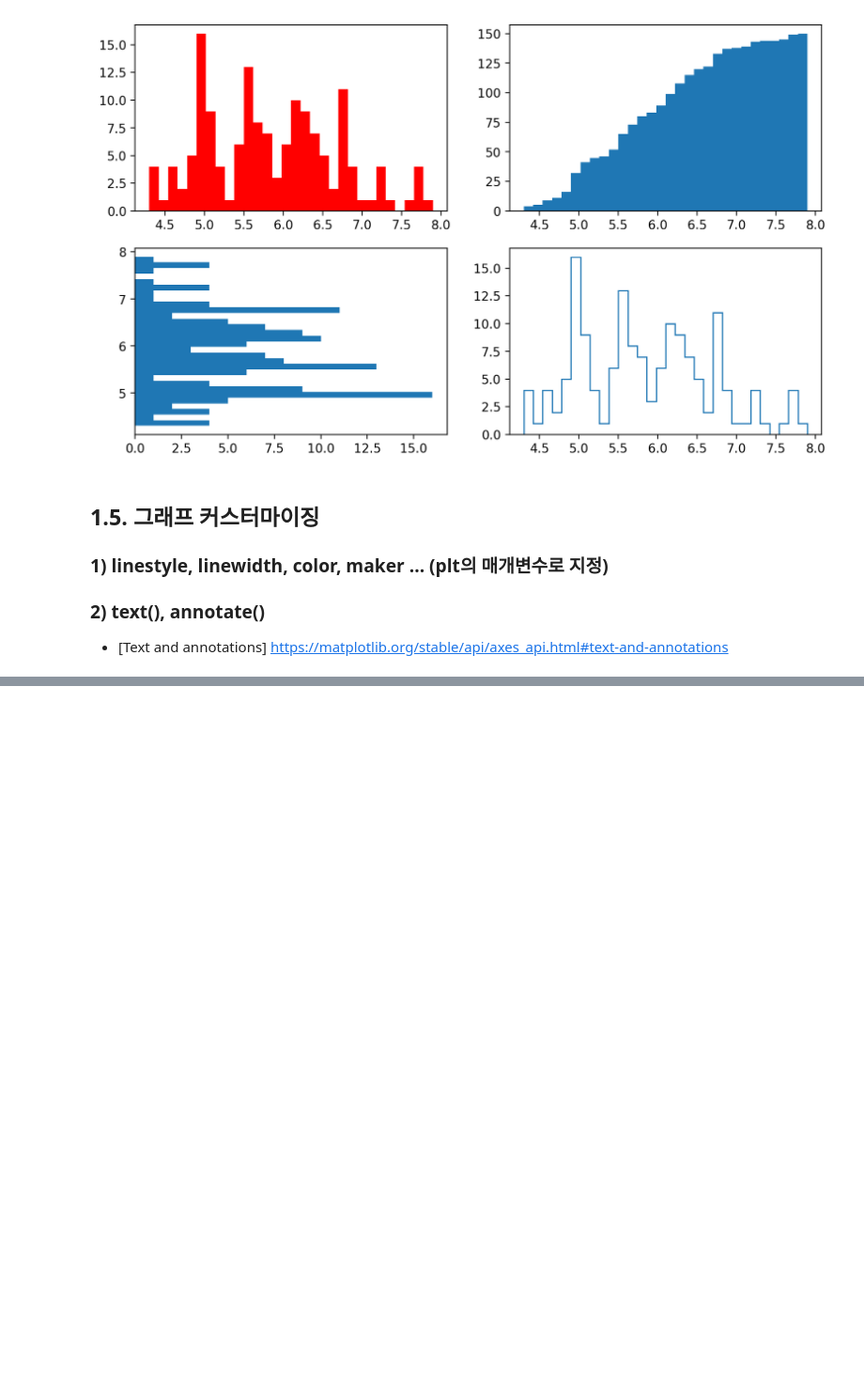
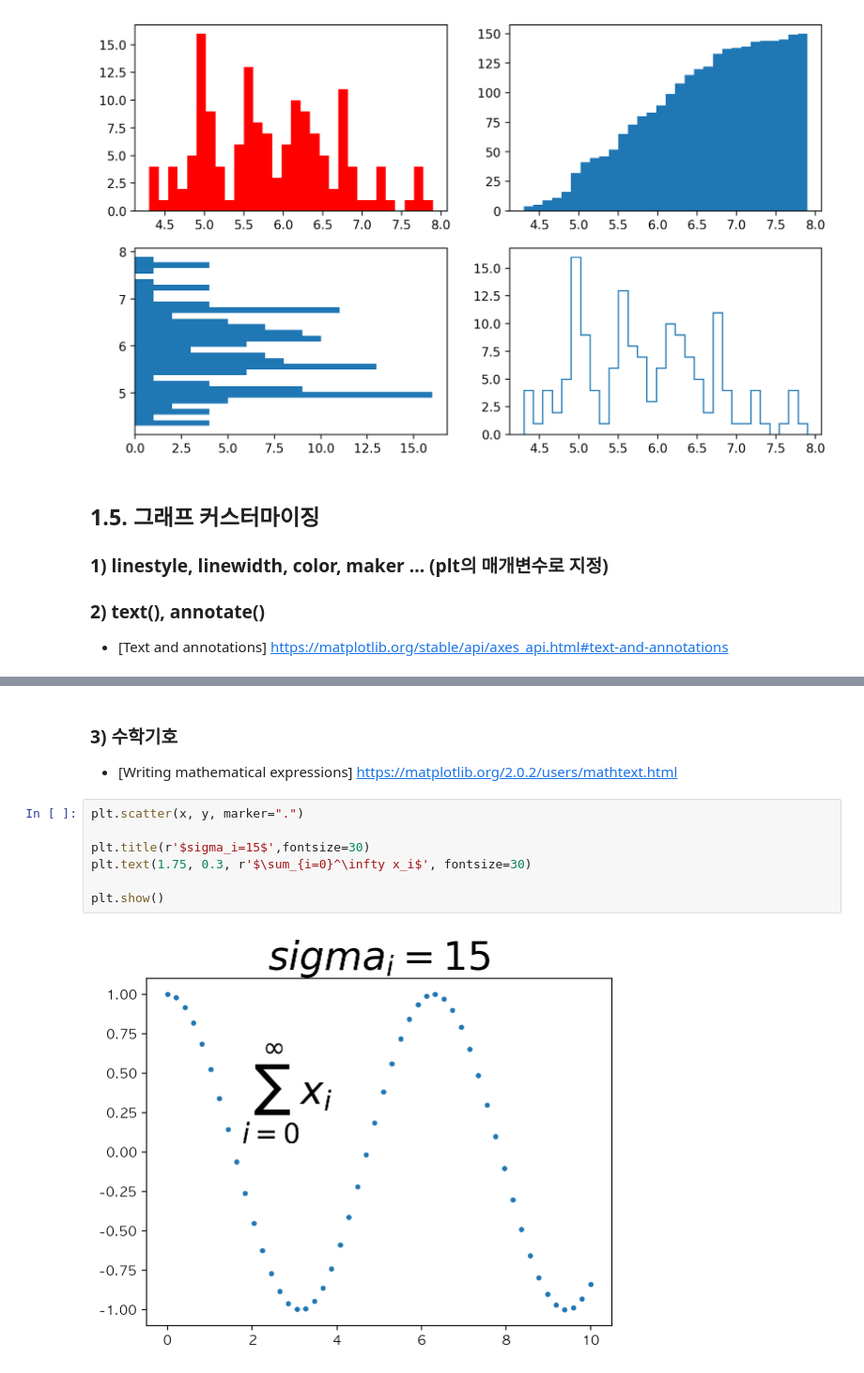
Before and after one commit to hzj04473/ai_x, a Jupyter notebook: source/01_python/ch12_데이터시각화_1절_Matplotlib.ipynb, the cells around one changed output, grey strips where cells are left out. Shown at 94% size. Drawn from its saved outputs; the diff is of its cells as text; blank space fills up the shorter version.

```diff
--- a/source/01_python/ch12_데이터시각화_1절_Matplotlib.ipynb
+++ b/source/01_python/ch12_데이터시각화_1절_Matplotlib.ipynb
@@ -269,0 +300,13 @@ plt.show()
+# %% [markdown]
+### 3) 수학기호
+
+- [Writing mathematical expressions] https://matplotlib.org/2.0.2/users/mathtext.html
+# %%
+plt.scatter(x, y, marker=".")
+
+plt.title(r'$sigma_i=15$',fontsize=30)
+plt.text(1.75, 0.3, r'$\sum_{i=0}^\infty x_i$', fontsize=30)
+
+plt.show()
+# %% [output]
+[figure, added]
```
Also changed, not shown: parts of 15 cells of this notebook, 1 other file.
